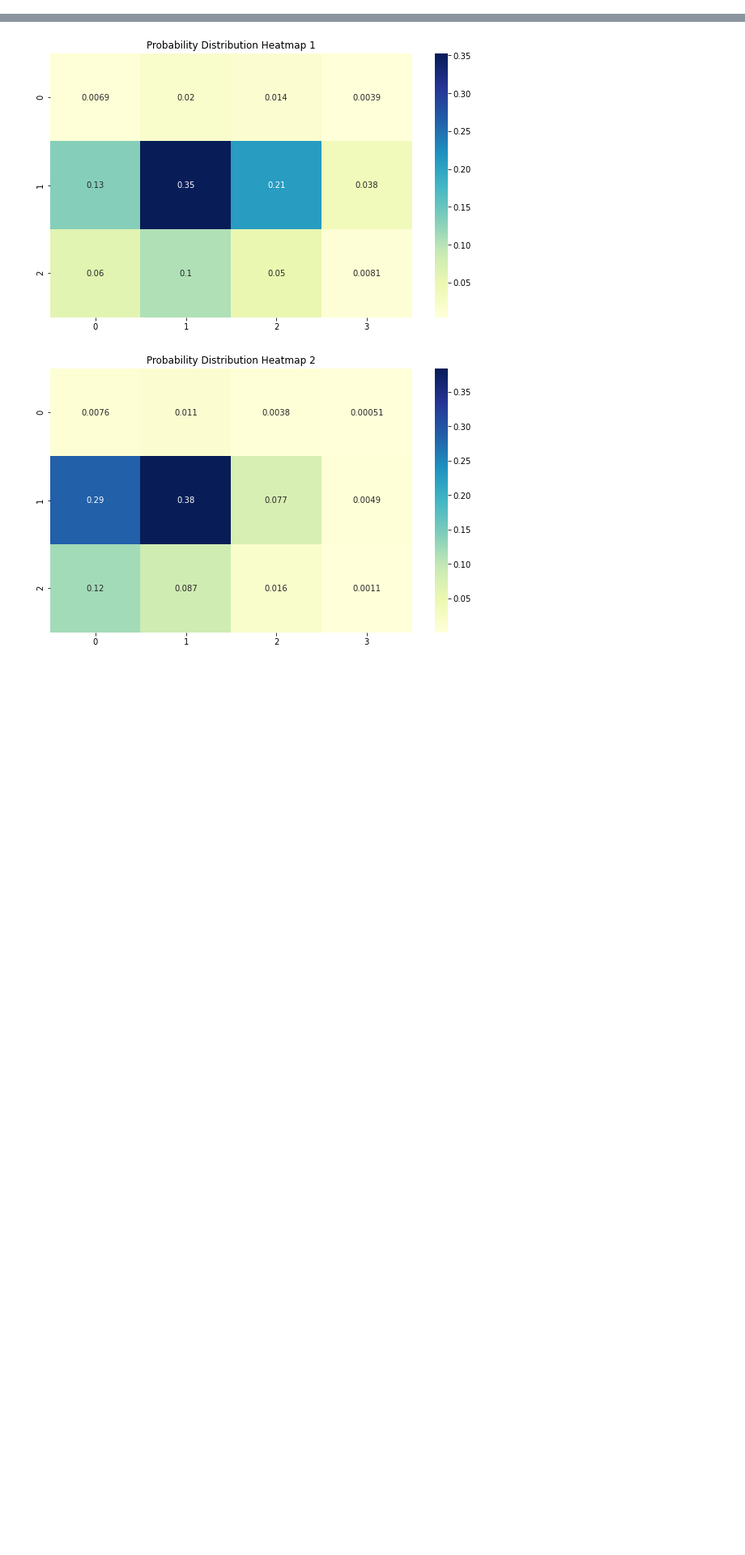
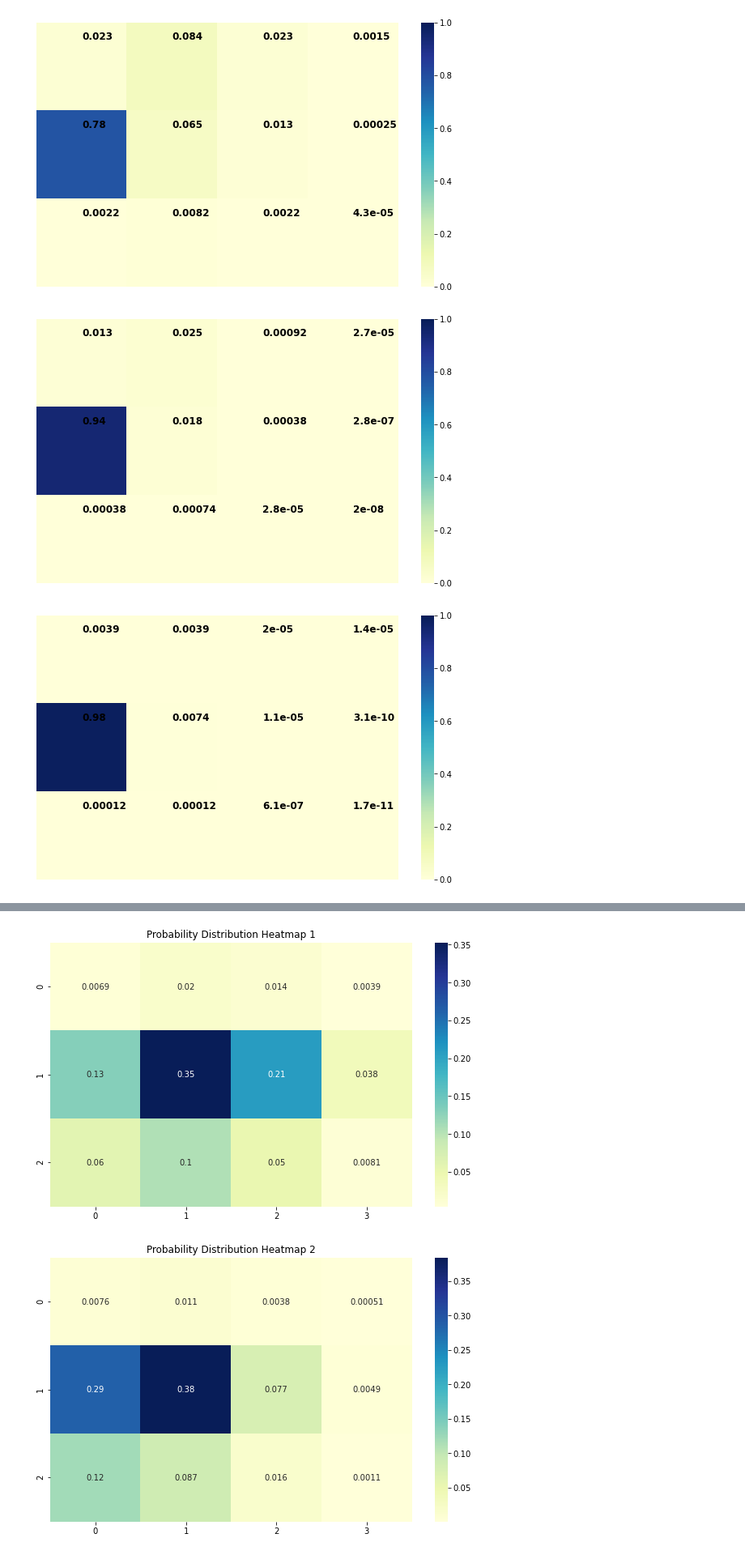
Before and after one commit to BaiYunpeng1949/heads-up-multitasker, a Jupyter notebook: huc/envs/mobile_reading/results/Word Selection Trajectory Heatmap.ipynb, the cells around one changed output, grey strips where cells are left out. Shown at 81% size. Cells and saved outputs as stored; diff of their text form; code cells hidden in the pictures; blank space fills up the shorter version.

```diff
--- a/huc/envs/mobile_reading/results/Word Selection Trajectory Heatmap.ipynb
+++ b/huc/envs/mobile_reading/results/Word Selection Trajectory Heatmap.ipynb
@@ -84,0 +156,52 @@ for i, data in enumerate(data_series):
+# %%
+import numpy as np
+import seaborn as sns
+import matplotlib.pyplot as plt
+
+# [26, 25, 29] --> real target: 29
+
+# Given series of data
+data_series = [
+    np.array([2.26351276e-02, 8.41296365e-02, 2.26351377e-02, 1.53142754e-03,
+       7.78664572e-01, 6.49459775e-02, 1.26292061e-02, 2.45967435e-04,
+       2.19358460e-03, 8.15305651e-03, 2.19358460e-03, 4.27224542e-05]),
+    np.array([1.27148144e-02, 2.45128076e-02, 9.20403975e-04, 2.67697049e-05,
+       9.42672872e-01, 1.76175625e-02, 3.83590762e-04, 2.80513539e-07,
+       3.83589918e-04, 7.39520499e-04, 2.77673897e-05, 2.03058745e-08]),
+    np.array([3.88280785e-03, 3.88280785e-03, 2.03467632e-05, 1.42938236e-05,
+       9.84571337e-01, 7.38216127e-03, 1.13529019e-05, 3.11706587e-10,
+       1.17139417e-04, 1.17139417e-04, 6.13816841e-07, 1.68542830e-11])
+]
+
+# # [34] --> 25
+# data_series = [
+#     np.array([4.64462942e-01, 3.04033672e-02, 5.41779505e-03, 1.05517387e-04,
+#        3.11920302e-02, 1.15933703e-01, 3.11920302e-02, 6.07498834e-04,
+#        5.59050169e-02, 2.07786271e-01, 5.59050169e-02, 1.08881122e-03])
+# ]
+
+# Reshape data to form a 2D grid (in this case 3x4 as an example)
+grid_shape = (3, 4)
+
+# Plotting the series of heatmaps
+for i, data in enumerate(data_series):
+    plt.figure(figsize=(10, 6))
+    data_reshaped = data.reshape(grid_shape)
+    ax = sns.heatmap(data_reshaped, annot=True, cmap="YlGnBu", cbar=True,
+                     vmin=0, vmax=1,
+                     xticklabels=False, yticklabels=False,
+                     annot_kws={"size": 12, 'color':'black', 'weight':'bold'})
+
+    # Custom logic to position the annotations
+    for text in ax.texts:
+        text.set_position((text.get_position()[0], text.get_position()[1] - 0.4))
+        text.set_horizontalalignment('left')
+        text.set_verticalalignment('top')
+
+#     plt.title(f'Step {i + 1}')
+
+    plt.show()
+# %% [output]
+[figure, added]
+[figure, added]
+[figure, added]
```
Also changed, not shown: parts of 5 cells of this notebook, 1 other file.
